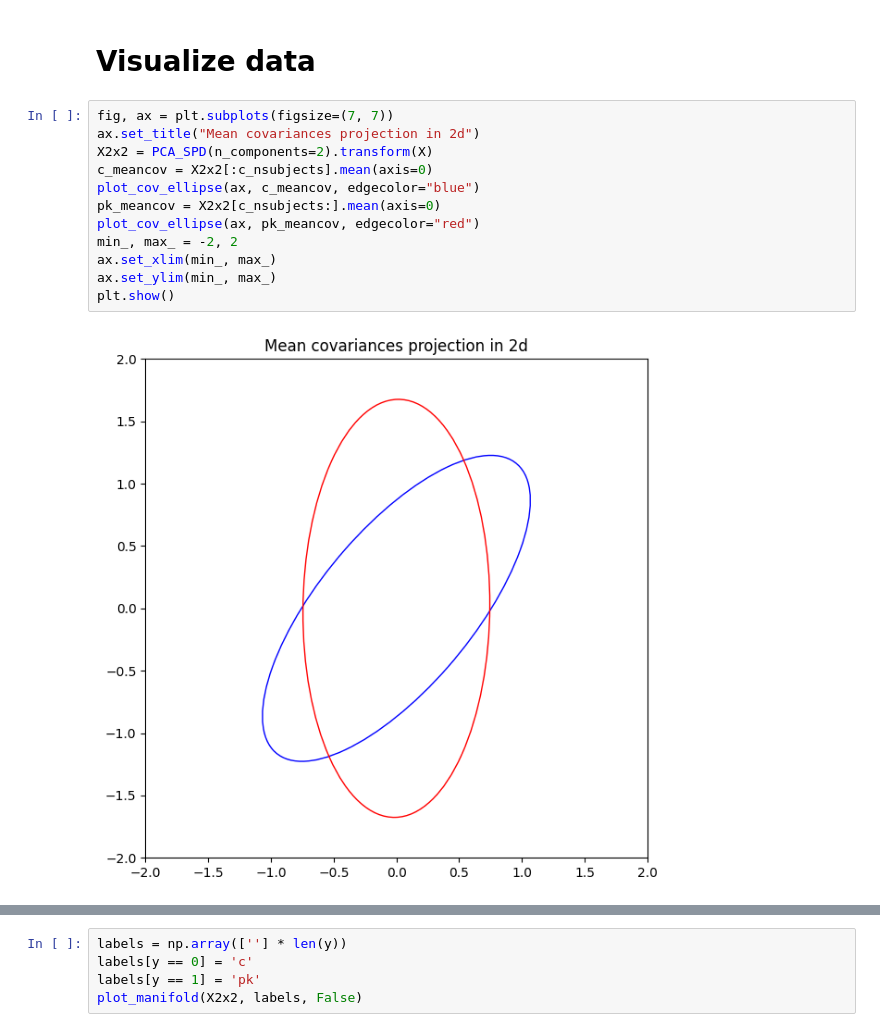
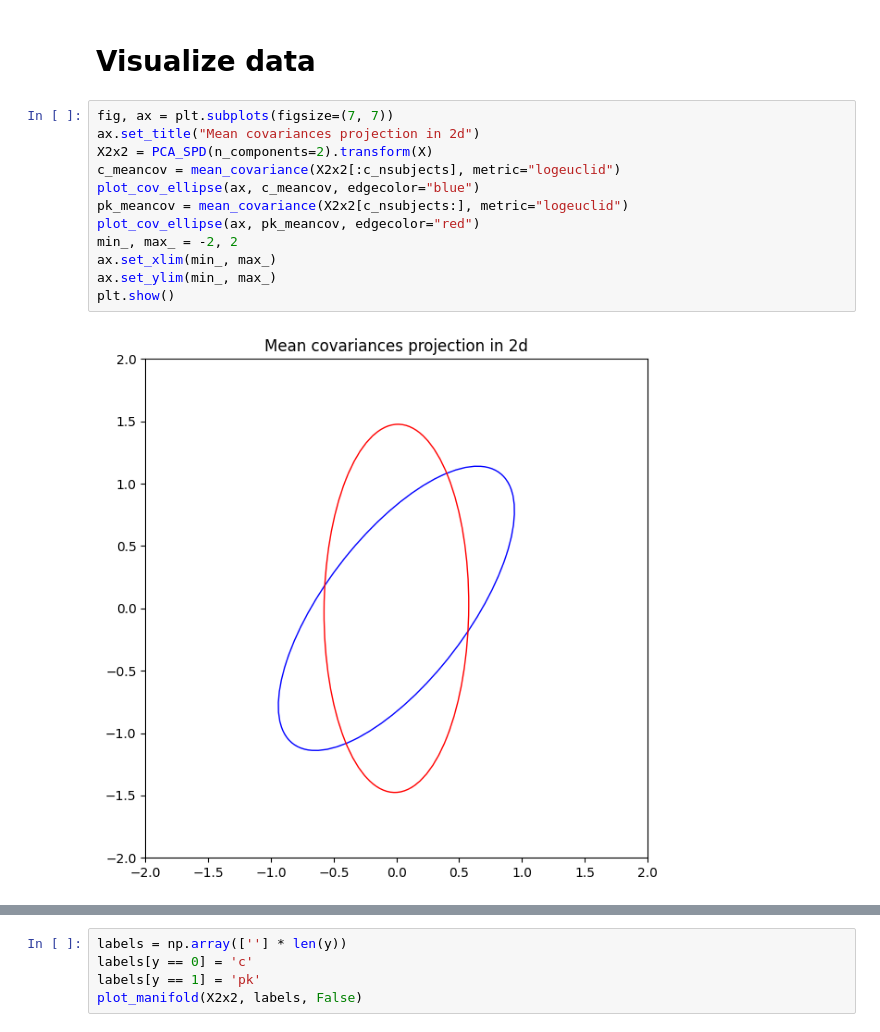
Before and after one commit to jiggychauhi/QC-Gait-Analysis, a Jupyter notebook: notebook_greg.ipynb, the cells around one changed output, grey strips where cells are left out. Drawn from its saved outputs; the diff is of its cells as text.

```diff
--- a/notebook_greg.ipynb
+++ b/notebook_greg.ipynb
@@ -78,14 +80,14 @@ y = np.concatenate([np.zeros(c_nsubjects * c_nvideos), np.ones(pk_nsubjects * pk
 # %%
 fig, ax = plt.subplots(figsize=(7, 7))
 ax.set_title("Mean covariances projection in 2d")
 X2x2 = PCA_SPD(n_components=2).transform(X)
-c_meancov = X2x2[:c_nsubjects].mean(axis=0)
+c_meancov = mean_covariance(X2x2[:c_nsubjects], metric="logeuclid")
 plot_cov_ellipse(ax, c_meancov, edgecolor="blue")
-pk_meancov = X2x2[c_nsubjects:].mean(axis=0)
+pk_meancov = mean_covariance(X2x2[c_nsubjects:], metric="logeuclid")
 plot_cov_ellipse(ax, pk_meancov, edgecolor="red")
 min_, max_ = -2, 2
 ax.set_xlim(min_, max_)
 ax.set_ylim(min_, max_)
 plt.show()
 # %% [output]
-[figure, old version]
+[figure, new version]
```
Also changed, not shown: parts of 2 cells of this notebook.
